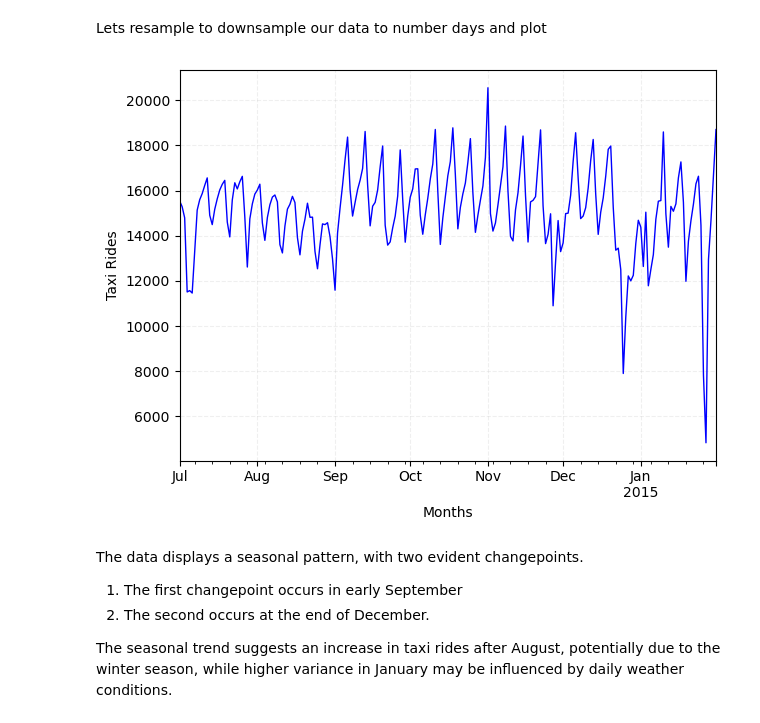
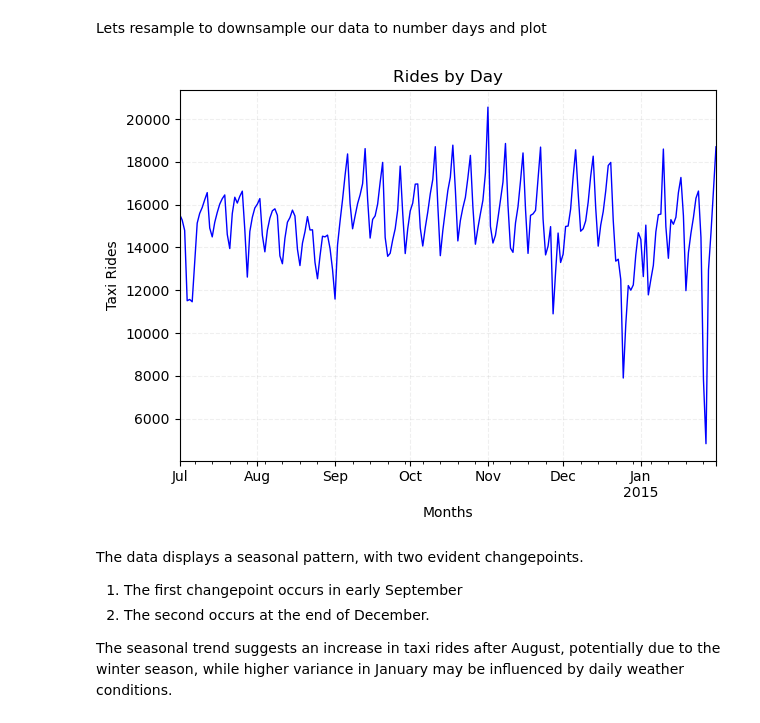
Before and after one commit to ShubhamMisar-12/NYC-Taxi-Traffic-Analysis, a Jupyter notebook: NYC Taxi Data Analysis.ipynb, the cells around one changed output. Drawn from its saved outputs; the diff is of its cells as text; code cells hidden in the pictures.

```diff
--- a/NYC Taxi Data Analysis.ipynb
+++ b/NYC Taxi Data Analysis.ipynb
@@ -124,13 +119,14 @@ Lets resample to downsample our data to number days and plot
 # %%
 df_day = df['value'].resample('D').mean()
 df_day.plot(linewidth = 1, color = 'blue')
 plt.xlabel("Months")
 plt.ylabel("Taxi Rides")
+plt.title("Rides by Day")
 plt.tight_layout()
 plt.grid(linestyle = '--', alpha = 0.2)
 plt.show()
 # %% [output]
-[figure, old version]
+[figure, new version]
 # %% [markdown]
 The data displays a seasonal pattern, with two evident changepoints.
 1. The first changepoint occurs in early September
```
Also changed, not shown: parts of 14 cells of this notebook.
